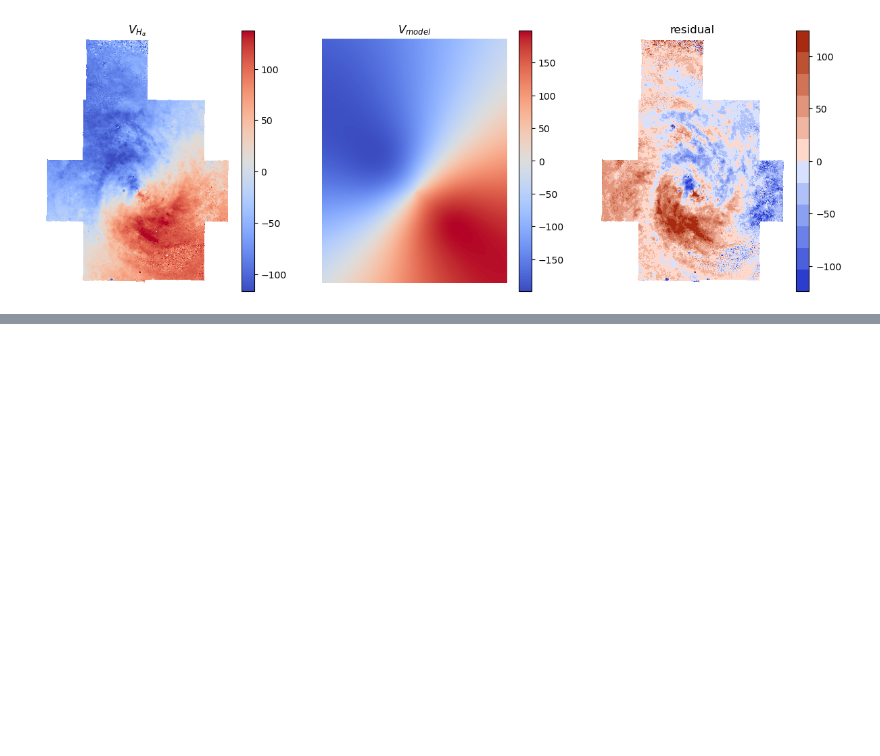
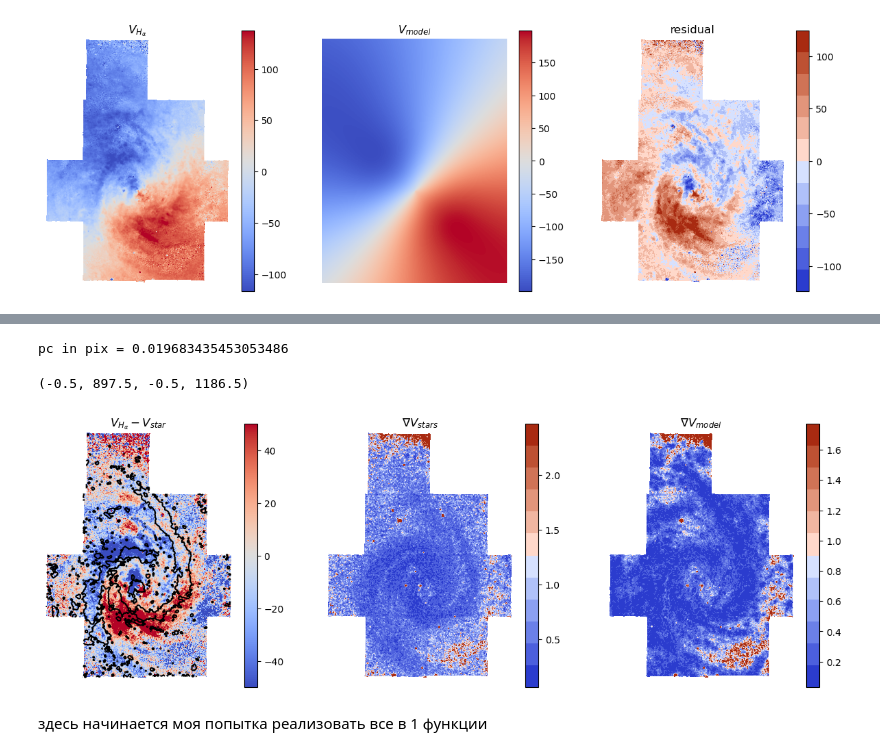
Before and after one commit to Polina-Kochergina/velocity_gradients, a Jupyter notebook: vel_grad.ipynb, the cells around one changed output, grey strips where cells are left out. Drawn from its saved outputs; the diff is of its cells as text; code cells hidden in the pictures; blank space fills up the shorter version.

```diff
--- a/vel_grad.ipynb
+++ b/vel_grad.ipynb
@@ -418,0 +400,45 @@ plt.show()
+# %%
+vel_grad_xy1 = np.zeros_like(resid)
+vel_grad_xy2 = np.zeros_like(resid)
+
+pix_pc = dist*np.tan(np.radians(hdu.header["CD2_2"]))
+print(f"pc in pix = {pix_pc}")
+
+for i in range(resid.shape[0]-1):
+    for j in range(resid.shape[1]-1):
+        vel_grad_xy1[i, j] = np.sqrt((residS[i,j-1]-residS[i,j+1])**2 + (residS[i-1,j]-residS[i+1,j])**2 )*pix_pc
+        vel_grad_xy2[i, j] = np.sqrt((resid[i,j-1]-resid[i,j+1])**2 + (resid[i-1,j]-resid[i+1,j])**2 )*pix_pc
+
+plt.figure(figsize=[15, 5])
+
+# norm = simple_norm(F_Ha, "linear", percent=90.9)
+plt.subplot(131)
+im = plt.imshow(residS, cmap="coolwarm", norm=norm, origin="lower")
+plt.colorbar(im)
+plt.contour(F_Ha, [1000], colors="black")
+plt.title(r"$V_{H_{\alpha}} - V_{star}$")
+
+plt.axis("off")
+norm1 = simple_norm(vel_grad_xy1, "linear", percent = 95)
+plt.subplot(132)
+im = plt.imshow(vel_grad_xy1, cmap=palette, norm=norm1, origin="lower")
+plt.colorbar(im)
+# plt.contour(F_Ha, [1000], colors="black")
+# im.set_clim(vmin=0, vmax=60)
+plt.title(r"$\nabla V_{stars}$")
+plt.axis("off")
+
+norm2 = simple_norm(vel_grad_xy2, "linear", percent = 95)
+plt.subplot(133)
+im = plt.imshow(vel_grad_xy2, cmap=palette, norm=norm2, origin="lower")
+plt.colorbar(im)
+# plt.contour(F_Ha, [1000], colors="black")
+# im.set_clim(vmin=0, vmax=40)
+plt.title(r"$\nabla V_{model}$")
+plt.axis("off")
+# %% [output]
+pc in pix = 0.019683435453053486
+(-0.5, 897.5, -0.5, 1186.5)
+[figure, added]
+# %% [markdown]
+здесь начинается моя попытка реализовать все в 1 функции
```
Also changed, not shown: parts of 11 cells of this notebook, 5 other files.
